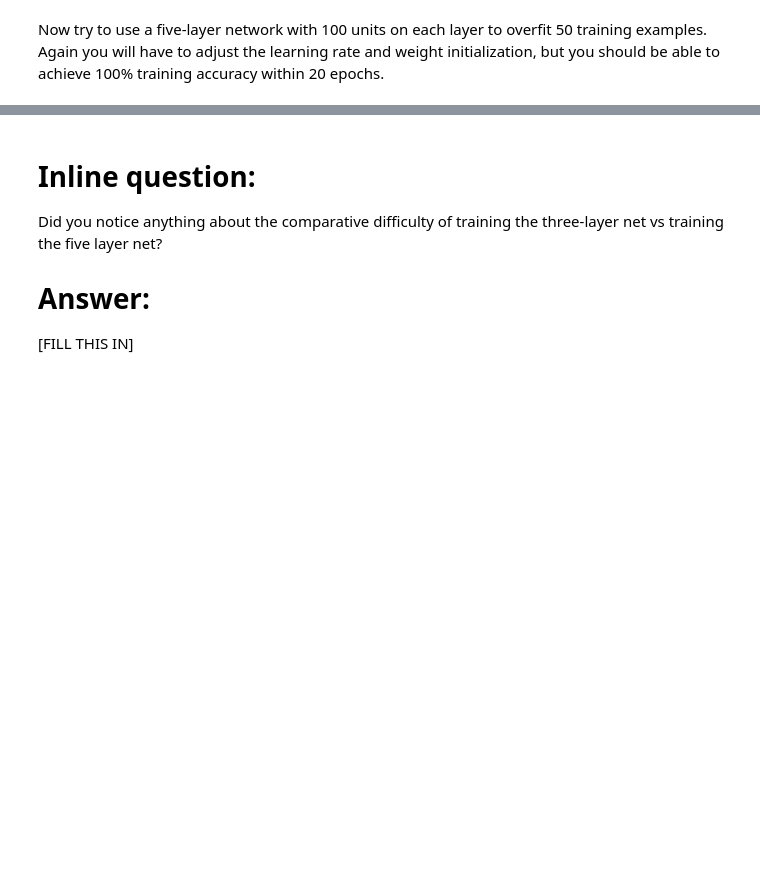
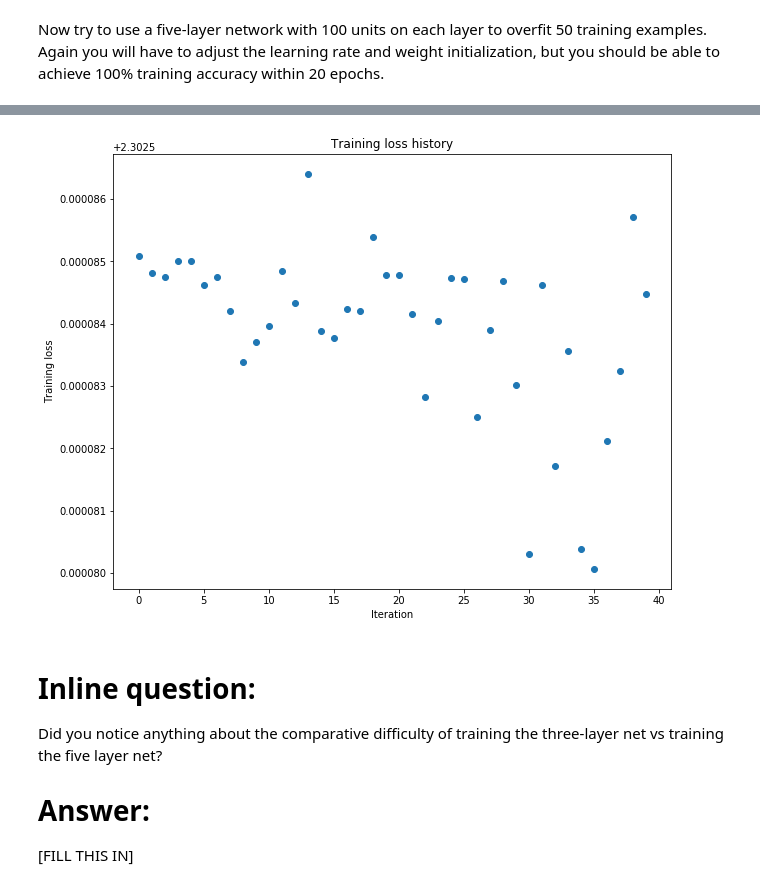
Before and after one commit to aashudwivedi/cs231n, a Jupyter notebook: assignment2/FullyConnectedNets.ipynb, the cells around one changed output, grey strips where cells are left out. Drawn from its saved outputs; the diff is of its cells as text; code cells hidden in the pictures; blank space fills up the shorter version.

```diff
--- a/assignment2/FullyConnectedNets.ipynb
+++ b/assignment2/FullyConnectedNets.ipynb
@@ -473,7 +486,7 @@ small_data = {
   'y_val': data['y_val'],
 }
 
-learning_rate = 1e-3
+learning_rate = 1e-5
 weight_scale = 1e-5
 model = FullyConnectedNet([100, 100, 100, 100],
                 weight_scale=weight_scale, dtype=np.float64)
@@ -491,3 +504,4 @@ plt.title('Training loss history')
 plt.xlabel('Iteration')
 plt.ylabel('Training loss')
 plt.show()
+# %% [output]
@@ -494,3 +525,4 @@ plt.show()
+[figure, added]
 # %% [markdown]
 # Inline question:
 Did you notice anything about the comparative difficulty of training the three-layer net vs training the five layer net?
```
Also changed, not shown: parts of 3 cells of this notebook.
